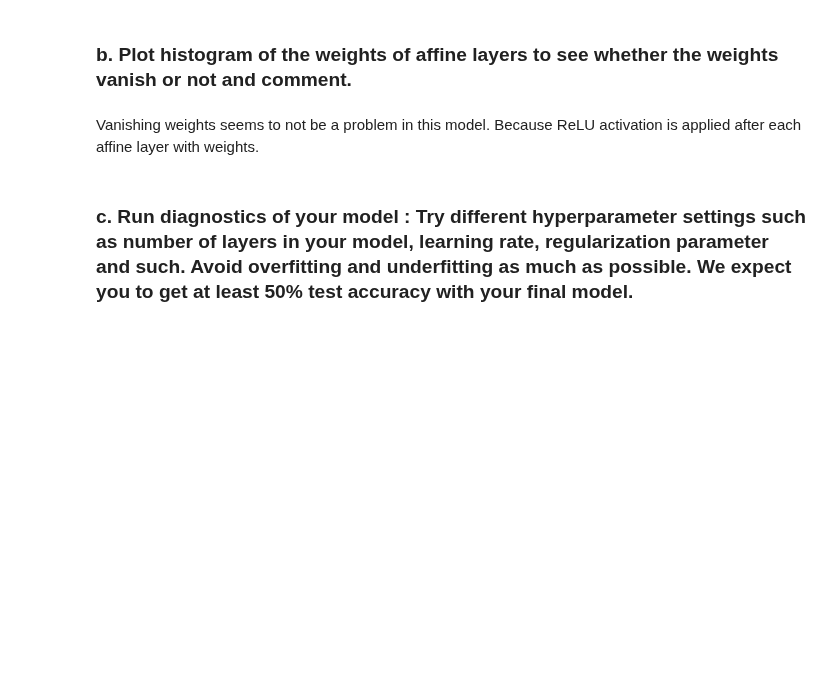
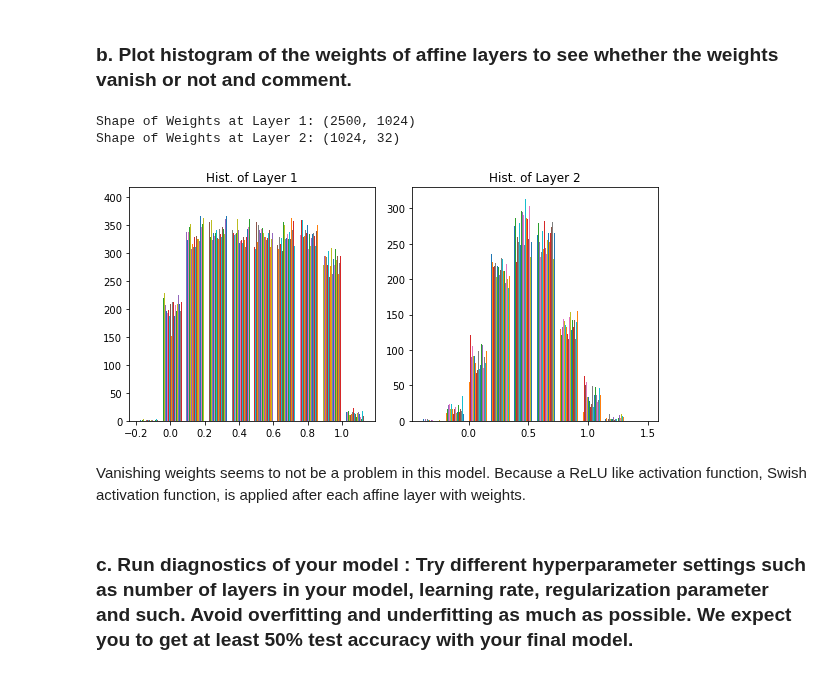
Before and after one commit to batuhanfaik/itu-cmpe, a Jupyter notebook: hw1/Homework-1.ipynb, the cells around one changed output. Drawn from its saved outputs; the diff is of its cells as text; code cells hidden in the pictures; blank space fills up the shorter version.

```diff
--- a/hw1/Homework-1.ipynb
+++ b/hw1/Homework-1.ipynb
@@ -628,15 +643,19 @@ KeyboardInterrupt:
 # %% [markdown]
 ### b. Plot histogram of the weights of affine layers to see whether the weights vanish or not and comment.
 # %%
-model_weights = [layer_with_weights.W for layer_with_weights in model.layers if isinstance(layer_with_weights, layer.LayerWithWeights)]
+model_weights = [layer_with_weights.W for layer_with_weights in book_model.layers if isinstance(layer_with_weights, layer.LayerWithWeights)]
 
-fig, axes = plt.subplots(nrows=1, ncols=len(model_weights), figsize=(25, 4))
+fig, axes = plt.subplots(nrows=1, ncols=len(model_weights), figsize=(8, 4))
 for index, weights in enumerate(model_weights):
     print("Shape of Weights at Layer {}: {}".format(index + 1, weights.shape))
     axes[index].hist(weights)
     axes[index].set_title("Hist. of Layer {}".format(index + 1))
 fig.tight_layout()
+# %% [output]
+Shape of Weights at Layer 1: (2500, 1024)
+Shape of Weights at Layer 2: (1024, 32)
+[figure, added]
 # %% [markdown]
-Vanishing weights seems to not be a problem in this model. Because ReLU activation is applied after each affine layer with weights.
+Vanishing weights seems to not be a problem in this model. Because a ReLU like activation function, Swish activation function, is applied after each affine layer with weights.
 # %% [markdown]
 ### c. Run diagnostics of your model : Try different hyperparameter settings such as number of layers in your model, learning rate, regularization parameter and such.  Avoid overfitting and underfitting as much as possible. We expect you to get at least 50% test accuracy with your final model.
```
Also changed, not shown: parts of 17 cells of this notebook, 1 other file.
